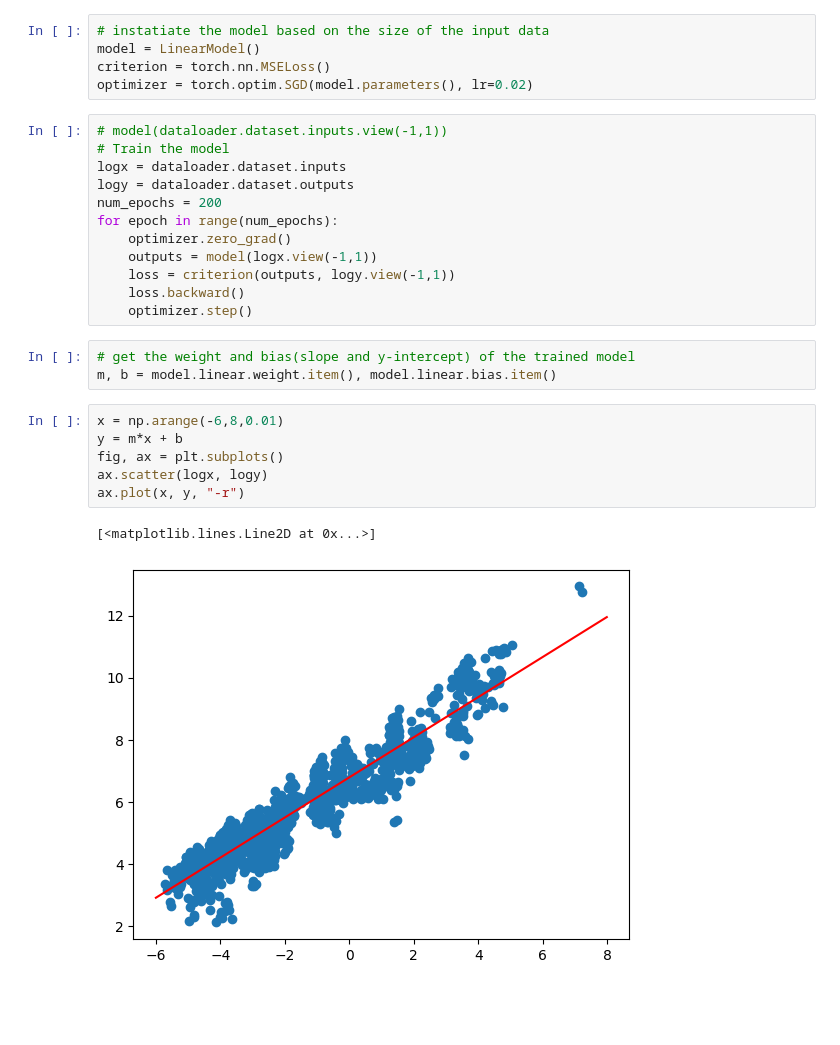
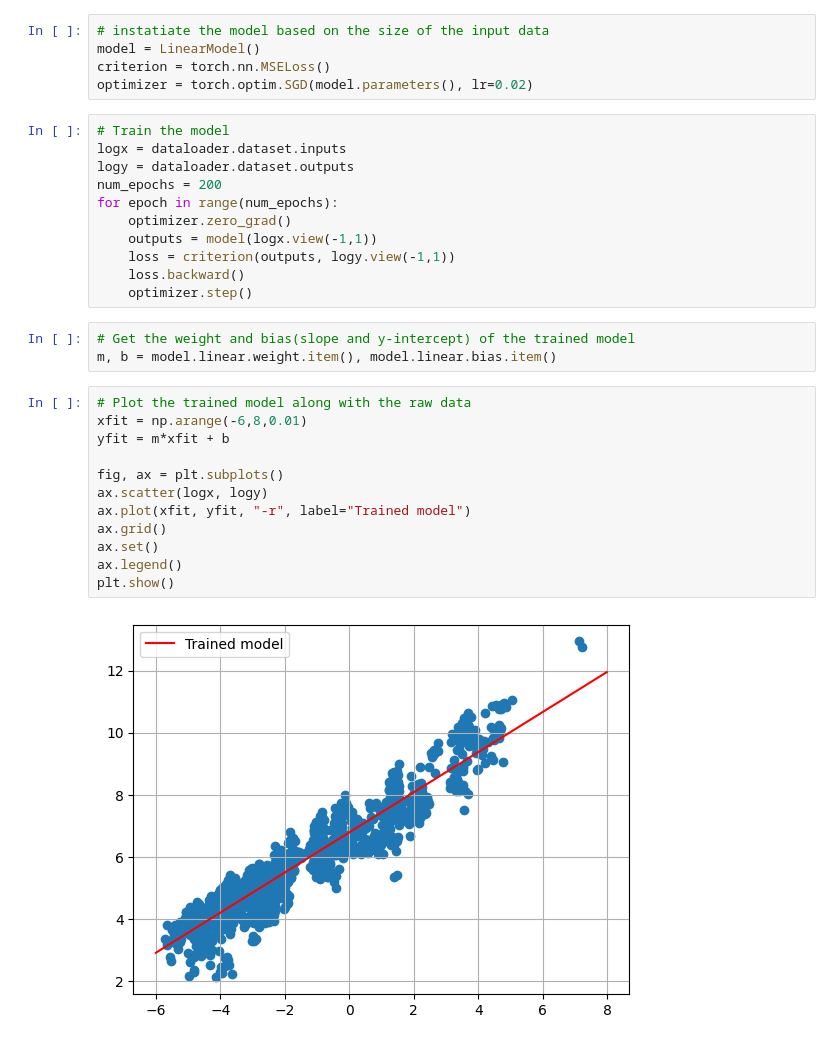
Before and after one commit to nmarks99/ML-basics, a Jupyter notebook: linear_regression.ipynb, the cells around one changed output. Cells and saved outputs as stored; diff of their text form; blank space fills up the shorter version.

```diff
--- a/linear_regression.ipynb
+++ b/linear_regression.ipynb
@@ -48,7 +46,6 @@ model = LinearModel()
 criterion = torch.nn.MSELoss()
 optimizer = torch.optim.SGD(model.parameters(), lr=0.02)
 # %%
-# model(dataloader.dataset.inputs.view(-1,1))
 # Train the model
 logx = dataloader.dataset.inputs
 logy = dataloader.dataset.outputs
@@ -60,14 +57,19 @@ for epoch in range(num_epochs):
     loss.backward()
     optimizer.step()
 # %%
-# get the weight and bias(slope and y-intercept) of the trained model
+# Get the weight and bias(slope and y-intercept) of the trained model
 m, b = model.linear.weight.item(), model.linear.bias.item()
 # %%
-x = np.arange(-6,8,0.01)
-y = m*x + b
+# Plot the trained model along with the raw data
+xfit = np.arange(-6,8,0.01)
+yfit = m*xfit + b
+
 fig, ax = plt.subplots()
 ax.scatter(logx, logy)
-ax.plot(x, y, "-r")
+ax.plot(xfit, yfit, "-r", label="Trained model")
+ax.grid()
+ax.set()
+ax.legend()
+plt.show()
 # %% [output]
-[<matplotlib.lines.Line2D at 0x...>]
-[figure, old version]
+[figure, new version]
```
Also changed, not shown: parts of 1 cell of this notebook.
